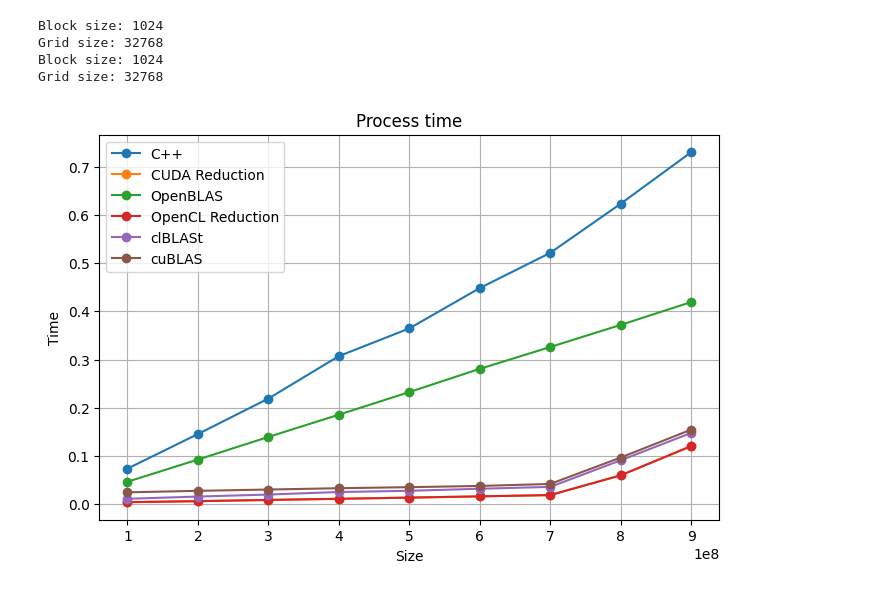
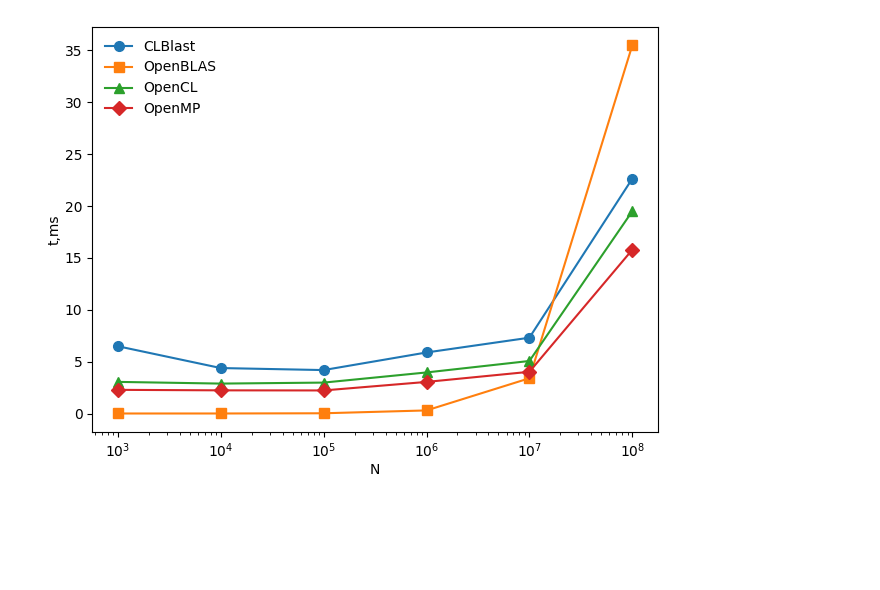
Before and after one commit to evsholukh/MatVec, a Jupyter notebook: bench.ipynb, the cells around one changed output. Drawn from its saved outputs; the diff is of its cells as text; code cells hidden in the pictures; blank space fills up the shorter version.

Commit message:
Fix plot

```diff
--- a/bench.ipynb
+++ b/bench.ipynb
@@ -27,10 +8,14 @@ import matplotlib.pyplot as plt
 import pandas as pd
 # %%
 with open("metrics.json", encoding="utf-8") as f:
-    data = json.load(f)
+    metrics = json.load(f)
 # %%
-pd.set_option('display.max_rows', 10)
+pd.set_option('display.max_rows', 100)
 
-df = pd.DataFrame(data)
-df = df[df['size'] == df['size'].max()]
-df.sort_values("duration", ascending=True)
+float_tests = [{"size": v["size"],**v["tests"][0]} for v in metrics if v["type"] == "float" and "size" in v]
+float_tests_df = pd.DataFrame(float_tests)
+float_tests_df = float_tests_df.sort_values("duration", ascending=True)
+
+double_tests = [{"size": v["size"],**v["tests"][0]} for v in metrics if v["type"] == "double" and "size" in v]
+double_tests_df = pd.DataFrame(double_tests)
+double_tests_df = double_tests_df.sort_values("duration", ascending=True)
@@ -104,38 +22,30 @@ for target_runtime in ['OpenCL Reduction', 'CUDA Reduction']:
 # %%
-import pandas as pd
-import matplotlib.pyplot as plt
 
-df = pd.DataFrame(data)
+markers = ['o', 's', '^', 'D']
 
-plt.figure(figsize=(8, 5))
-# plt.ticklabel_format(style='plain')
+float_tests_df = float_tests_df[float_tests_df["runtime"] != "C++"]
+float_tests_df = float_tests_df[float_tests_df["runtime"] != "C++*"]
+items = float_tests_df.groupby("runtime")
 
-for runtime, group in df.groupby("runtime"):
 
-    if not group['block_size'].isnull().any():
-        df_max_size = group[group['size'] == group['size'].max()]
+for i, (runtime, group) in enumerate(items):
+    group = group.groupby('size', as_index=False).mean(numeric_only=True)
+    group = group[group["size"] >= 10**3]
 
-        top1 = group.loc[df_max_size['duration'].idxmin()]
-        bs = top1['block_size']
-        grid_size = top1['grid_size']
+    plt.plot(group["size"],
+             group["duration"],
+             marker=markers[i % len(markers)],
+             markersize=7,
+             label=runtime)
 
-        print('Block size:', int(bs))
-        print('Grid size:', int(grid_size))
+plt.ticklabel_format(axis='x', style='sci', scilimits=(0, 0))
+plt.xscale('log')
+plt.xlabel("N", labelpad=2)
+plt.ylabel("t,ms", labelpad=2)
+plt.legend()
 
-        group = group[group['block_size'] == bs]
-        group = group[group['grid_size'] == grid_size]
-
-    plt.plot(group["size"], group["duration"], marker='o', label=runtime)
-
-plt.xlabel("Size")
-plt.ylabel("Time")
-plt.title("Process time")
-plt.legend()
-plt.grid(True)
+plt.legend(fontsize=10, loc='best', frameon=False)
+plt.tight_layout()
 plt.show()
 # %% [output]
-Block size: 1024
-Grid size: 32768
-Block size: 1024
-Grid size: 32768
-[figure, old version]
+[figure, new version]
```
Also changed, not shown: parts of 5 cells of this notebook, 1 other file.
